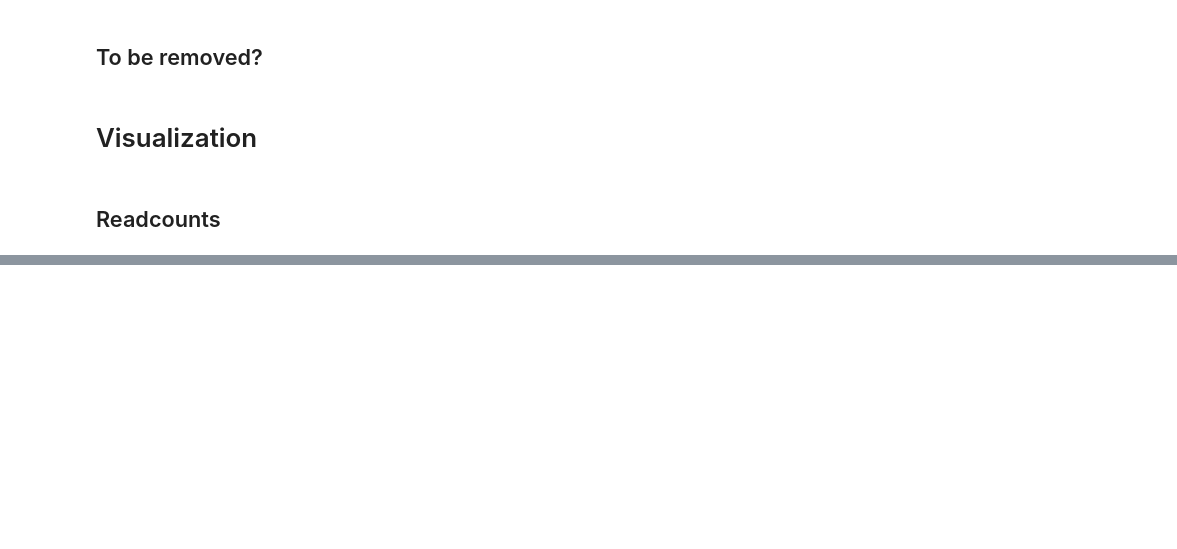
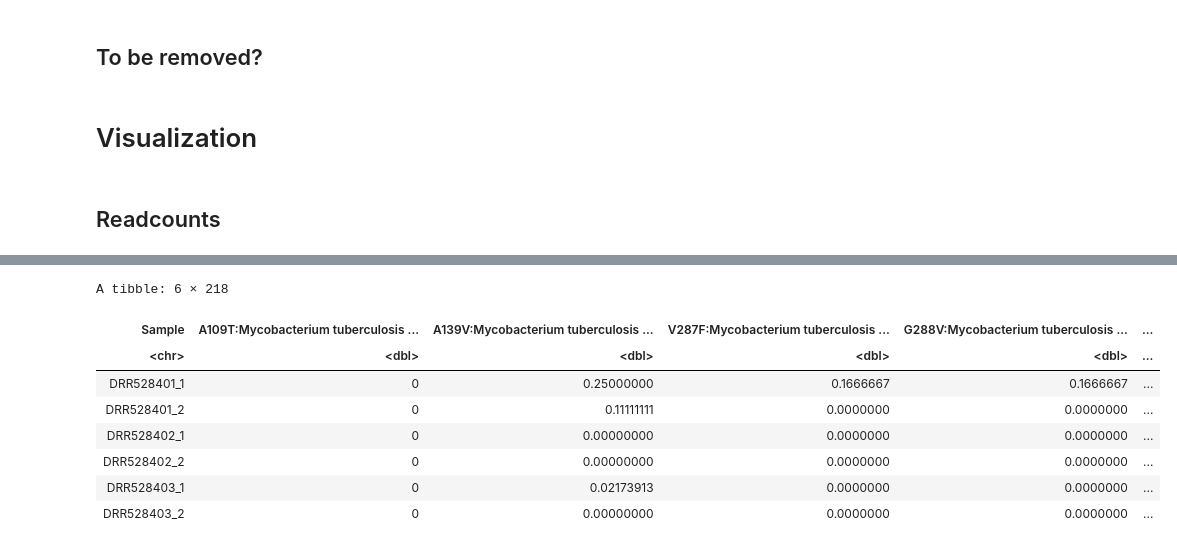
Before and after one commit to blomfelt/plastisphere, a Jupyter notebook: plastisphere.ipynb, the cells around one changed output, grey strips where cells are left out. Drawn from its saved outputs; the diff is of its cells as text; code cells hidden in the pictures; blank space fills up the shorter version.

```diff
--- a/plastisphere.ipynb
+++ b/plastisphere.ipynb
@@ -245,0 +255,12 @@ df_readcount_transposed %>%
+# %%
+head(df_sample_metadata)
+# %% [output]
+A tibble: 6 × 218
+| Sample | A109T:Mycobacterium tuberculosis ... | A139V:Mycobacterium tuberculosis ... | V287F:Mycobacterium tuberculosis ... | G288V:Mycobacterium tuberculosis ... | ... |
+| <chr> | <dbl> | <dbl> | <dbl> | <dbl> | ... |
+| DRR528401_1 | 0 | 0.25000000 | 0.1666667 | 0.1666667 | ... |
+| DRR528401_2 | 0 | 0.11111111 | 0.0000000 | 0.0000000 | ... |
+| DRR528402_1 | 0 | 0.00000000 | 0.0000000 | 0.0000000 | ... |
+| DRR528402_2 | 0 | 0.00000000 | 0.0000000 | 0.0000000 | ... |
+| DRR528403_1 | 0 | 0.02173913 | 0.0000000 | 0.0000000 | ... |
+| DRR528403_2 | 0 | 0.00000000 | 0.0000000 | 0.0000000 | ... |
```
Also changed, not shown: parts of 5 cells of this notebook, 3 other files.
